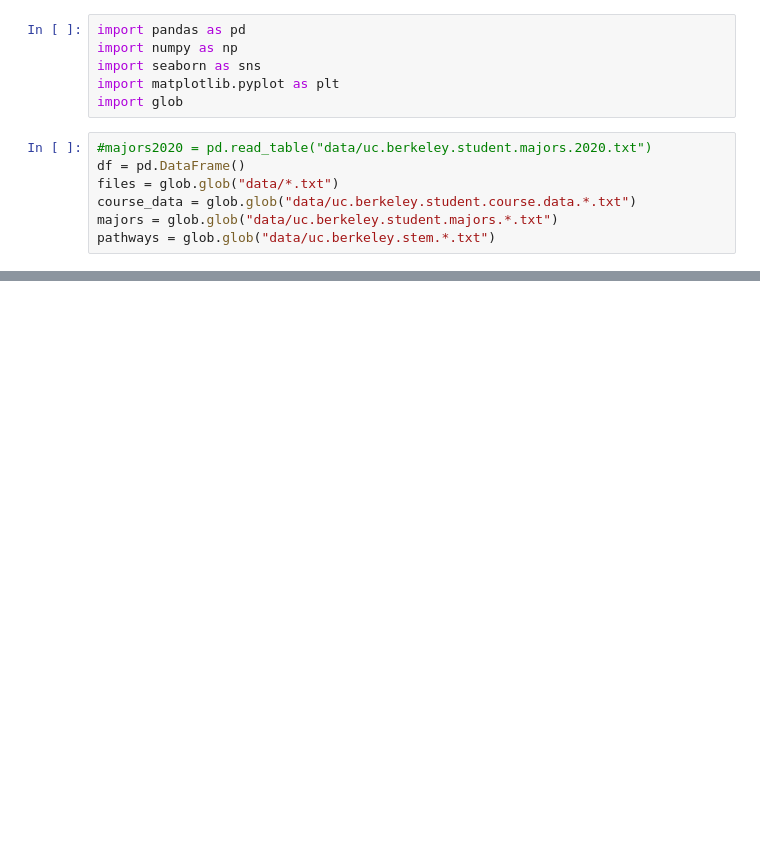
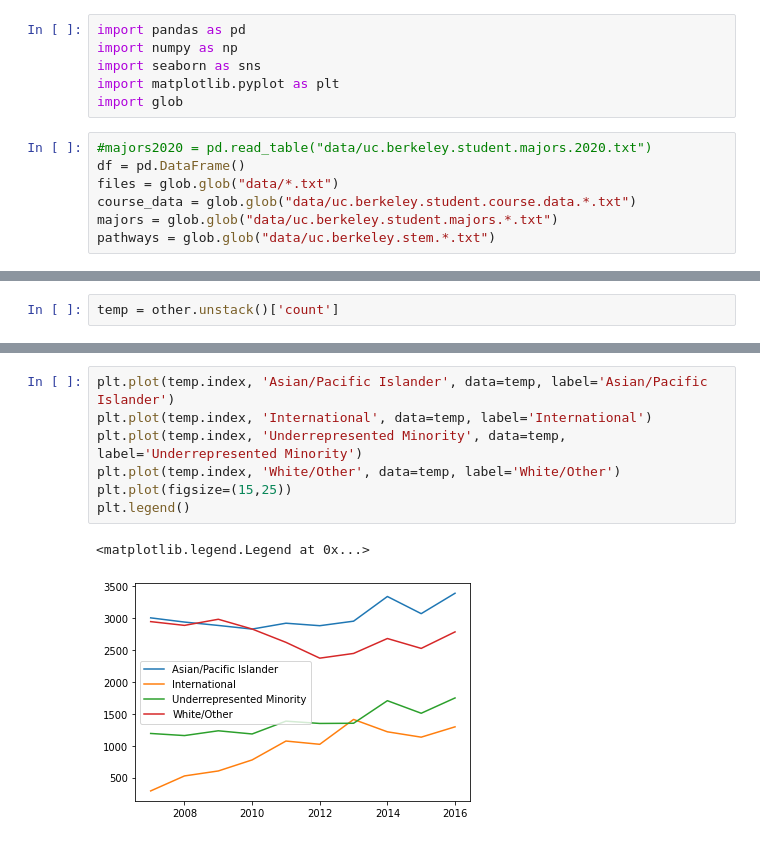
Before and after one commit to PaulDTP/Berkeley_Jacobs, a Jupyter notebook: test.ipynb, the cells around one changed output, grey strips where cells are left out. Cells and saved outputs as stored; diff of their text form; blank space fills up the shorter version.

```diff
--- a/test.ipynb
+++ b/test.ipynb
@@ -37,0 +20,2 @@ stem
+# %%
+temp = other.unstack()['count']
@@ -37,0 +37,10 @@ stem
+# %%
+plt.plot(temp.index, 'Asian/Pacific Islander', data=temp, label='Asian/Pacific Islander')
+plt.plot(temp.index, 'International', data=temp, label='International')
+plt.plot(temp.index, 'Underrepresented Minority', data=temp, label='Underrepresented Minority')
+plt.plot(temp.index, 'White/Other', data=temp, label='White/Other')
+plt.plot(figsize=(15,25))
+plt.legend()
+# %% [output]
+<matplotlib.legend.Legend at 0x...>
+[figure, added]
```
Also changed, not shown: parts of 9 cells of this notebook.
